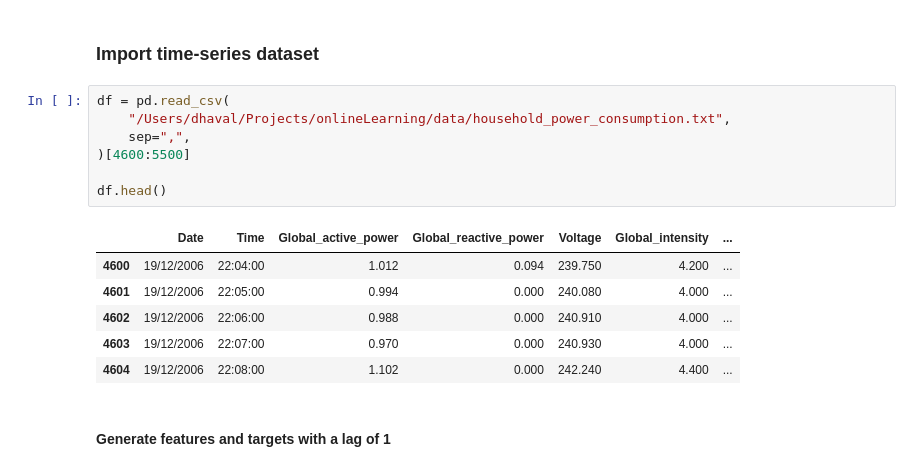
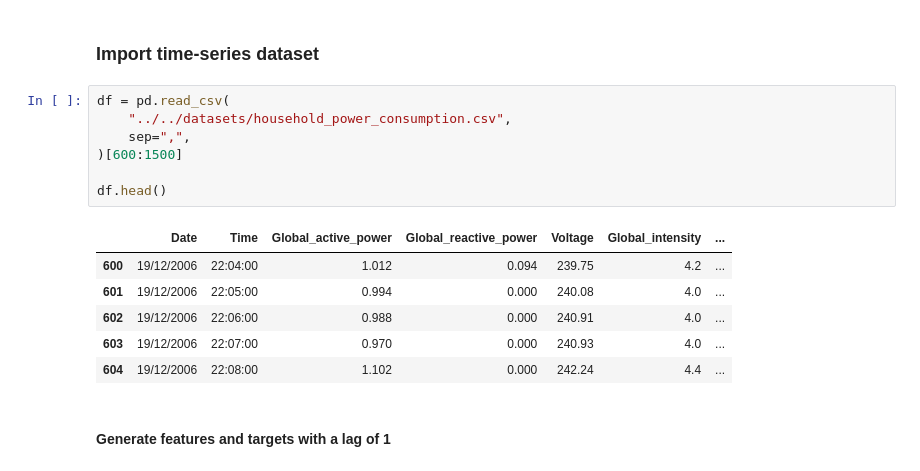
Before and after one commit to IBM/sail, a Jupyter notebook: examples/models/keras/wglstm_test.ipynb, the cells around one changed output. Drawn from its saved outputs; the diff is of its cells as text.

Commit message:
Example datasets added.

```diff
--- a/examples/models/keras/wglstm_test.ipynb
+++ b/examples/models/keras/wglstm_test.ipynb
@@ -9,18 +9,18 @@ from sail.visualisation.ts_plot import plot_series
 ### Import time-series dataset
 # %%
 df = pd.read_csv(
-    "/Users/dhaval/Projects/onlineLearning/data/household_power_consumption.txt",
+    "../../datasets/household_power_consumption.csv",
     sep=",",
-)[4600:5500]
+)[600:1500]
 
 df.head()
 # %% [output]
 |  | Date | Time | Global_active_power | Global_reactive_power | Voltage | Global_intensity | ... |
-| 4600 | 19/12/2006 | 22:04:00 | 1.012 | 0.094 | 239.750 | 4.200 | ... |
-| 4601 | 19/12/2006 | 22:05:00 | 0.994 | 0.000 | 240.080 | 4.000 | ... |
-| 4602 | 19/12/2006 | 22:06:00 | 0.988 | 0.000 | 240.910 | 4.000 | ... |
-| 4603 | 19/12/2006 | 22:07:00 | 0.970 | 0.000 | 240.930 | 4.000 | ... |
-| 4604 | 19/12/2006 | 22:08:00 | 1.102 | 0.000 | 242.240 | 4.400 | ... |
+| 600 | 19/12/2006 | 22:04:00 | 1.012 | 0.094 | 239.75 | 4.2 | ... |
+| 601 | 19/12/2006 | 22:05:00 | 0.994 | 0.000 | 240.08 | 4.0 | ... |
+| 602 | 19/12/2006 | 22:06:00 | 0.988 | 0.000 | 240.91 | 4.0 | ... |
+| 603 | 19/12/2006 | 22:07:00 | 0.970 | 0.000 | 240.93 | 4.0 | ... |
+| 604 | 19/12/2006 | 22:08:00 | 1.102 | 0.000 | 242.24 | 4.4 | ... |
 # %% [markdown]
 #### Generate features and targets with a lag of 1
 # %%
```
Also changed, not shown: parts of 3 cells of this notebook, 4 other files.
